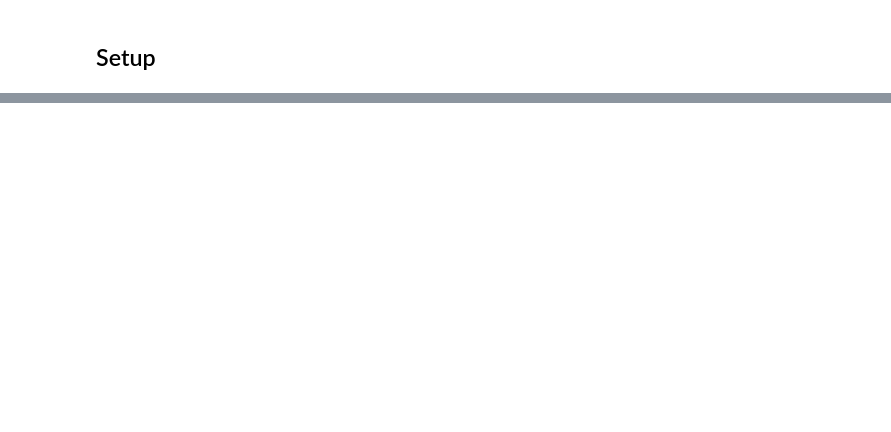
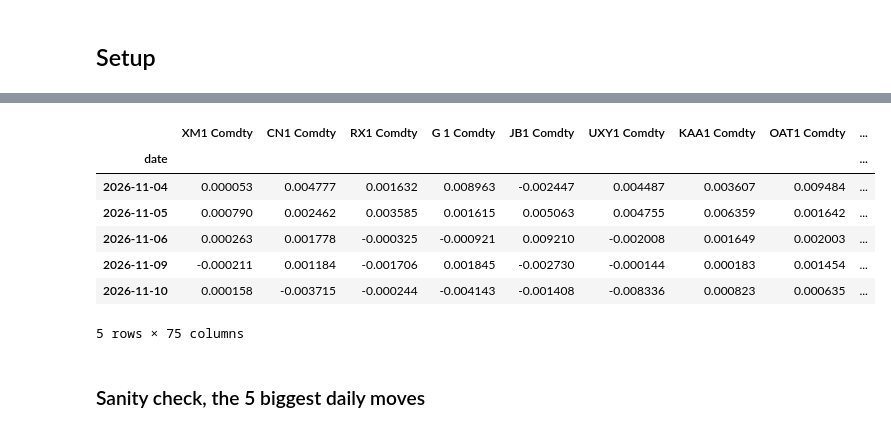
Before and after one commit to alvaro-serero/learning-to-rank, a Jupyter notebook: notebooks/main.ipynb, the cells around one changed output, grey strips where cells are left out. Cells and saved outputs as stored; diff of their text form; code cells hidden in the pictures; blank space fills up the shorter version.

```diff
--- a/notebooks/main.ipynb
+++ b/notebooks/main.ipynb
@@ -46,0 +125,15 @@ estimated annual vol:  0.2010770297177648
+# %%
+# Return on day t = price_t / price_(t-1) - 1
+returns = prices.pct_change(fill_method=None)
+returns.tail()
+# %% [output]
+|  | XM1 Comdty | CN1 Comdty | RX1 Comdty | G 1 Comdty | JB1 Comdty | UXY1 Comdty | KAA1 Comdty | OAT1 Comdty | ... |
+| date |  |  |  |  |  |  |  |  | ... |
+| 2026-11-04 | 0.000053 | 0.004777 | 0.001632 | 0.008963 | -0.002447 | 0.004487 | 0.003607 | 0.009484 | ... |
+| 2026-11-05 | 0.000790 | 0.002462 | 0.003585 | 0.001615 | 0.005063 | 0.004755 | 0.006359 | 0.001642 | ... |
+| 2026-11-06 | 0.000263 | 0.001778 | -0.000325 | -0.000921 | 0.009210 | -0.002008 | 0.001649 | 0.002003 | ... |
+| 2026-11-09 | -0.000211 | 0.001184 | -0.001706 | 0.001845 | -0.002730 | -0.000144 | 0.000183 | 0.001454 | ... |
+| 2026-11-10 | 0.000158 | -0.003715 | -0.000244 | -0.004143 | -0.001408 | -0.008336 | 0.000823 | 0.000635 | ... |
+5 rows × 75 columns
+# %% [markdown]
+### Sanity check, the 5 biggest daily moves
```
Also changed, not shown: parts of 29 cells of this notebook, 3 other files.
